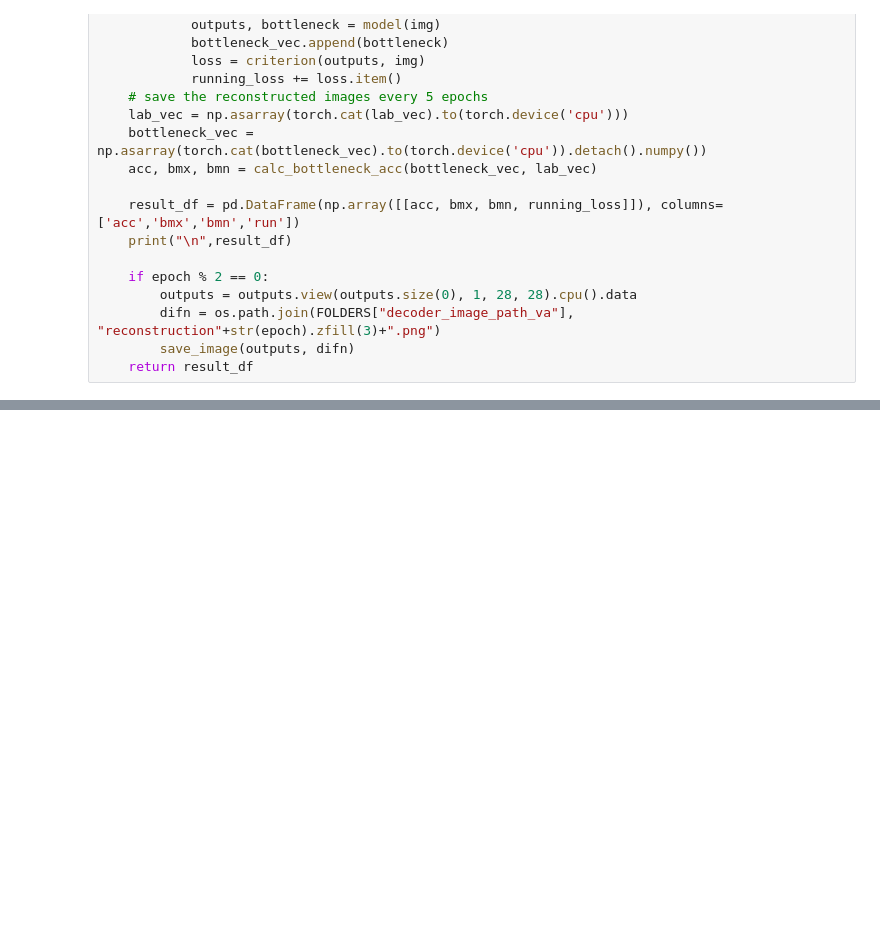
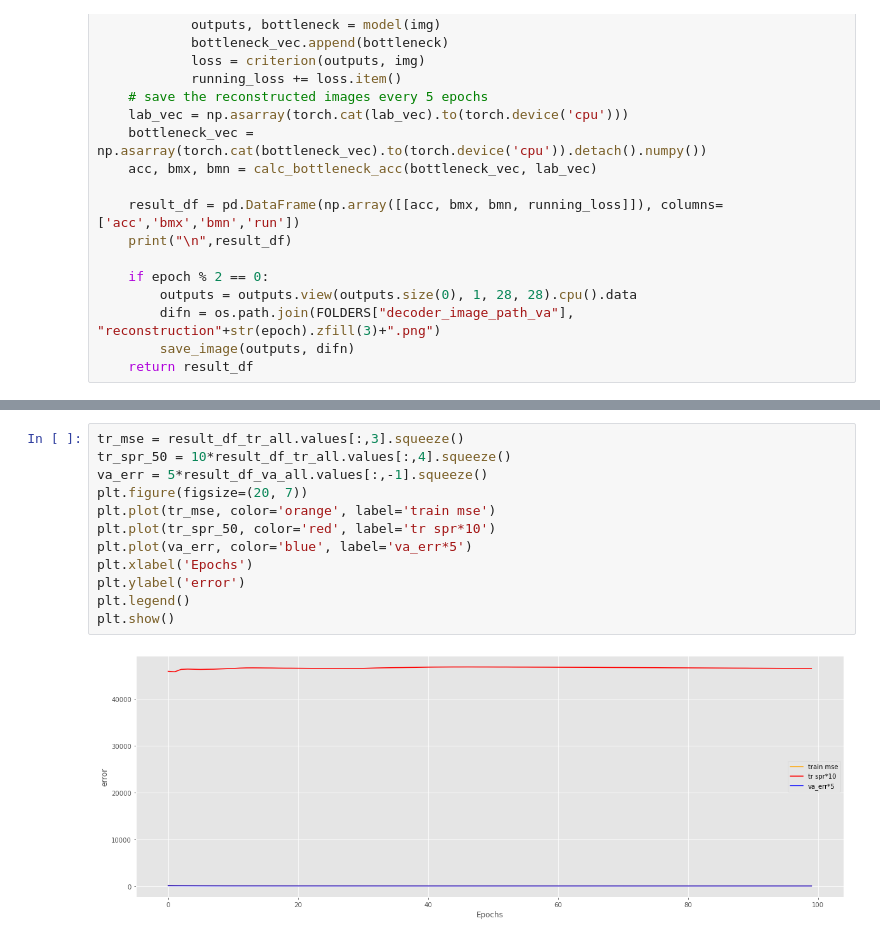
Before and after one commit to dogasiyli-boun/keyhandshapediscovery, a Jupyter notebook: ipynb/sparse_torch_ae_ws5_05.ipynb, the cells around one changed output, grey strips where cells are left out. Drawn from its saved outputs; the diff is of its cells as text; blank space fills up the shorter version.

```diff
--- a/ipynb/sparse_torch_ae_ws5_05.ipynb
+++ b/ipynb/sparse_torch_ae_ws5_05.ipynb
@@ -392,0 +445,14 @@ print(result_df_va_all)
+# %%
+tr_mse = result_df_tr_all.values[:,3].squeeze()
+tr_spr_50 = 10*result_df_tr_all.values[:,4].squeeze()
+va_err = 5*result_df_va_all.values[:,-1].squeeze()
+plt.figure(figsize=(20, 7))
+plt.plot(tr_mse, color='orange', label='train mse')
+plt.plot(tr_spr_50, color='red', label='tr spr*10')
+plt.plot(va_err, color='blue', label='va_err*5')
+plt.xlabel('Epochs')
+plt.ylabel('error')
+plt.legend()
+plt.show()
+# %% [output]
+[figure, added]
```
Also changed, not shown: parts of 4 cells of this notebook, 36 other files.
